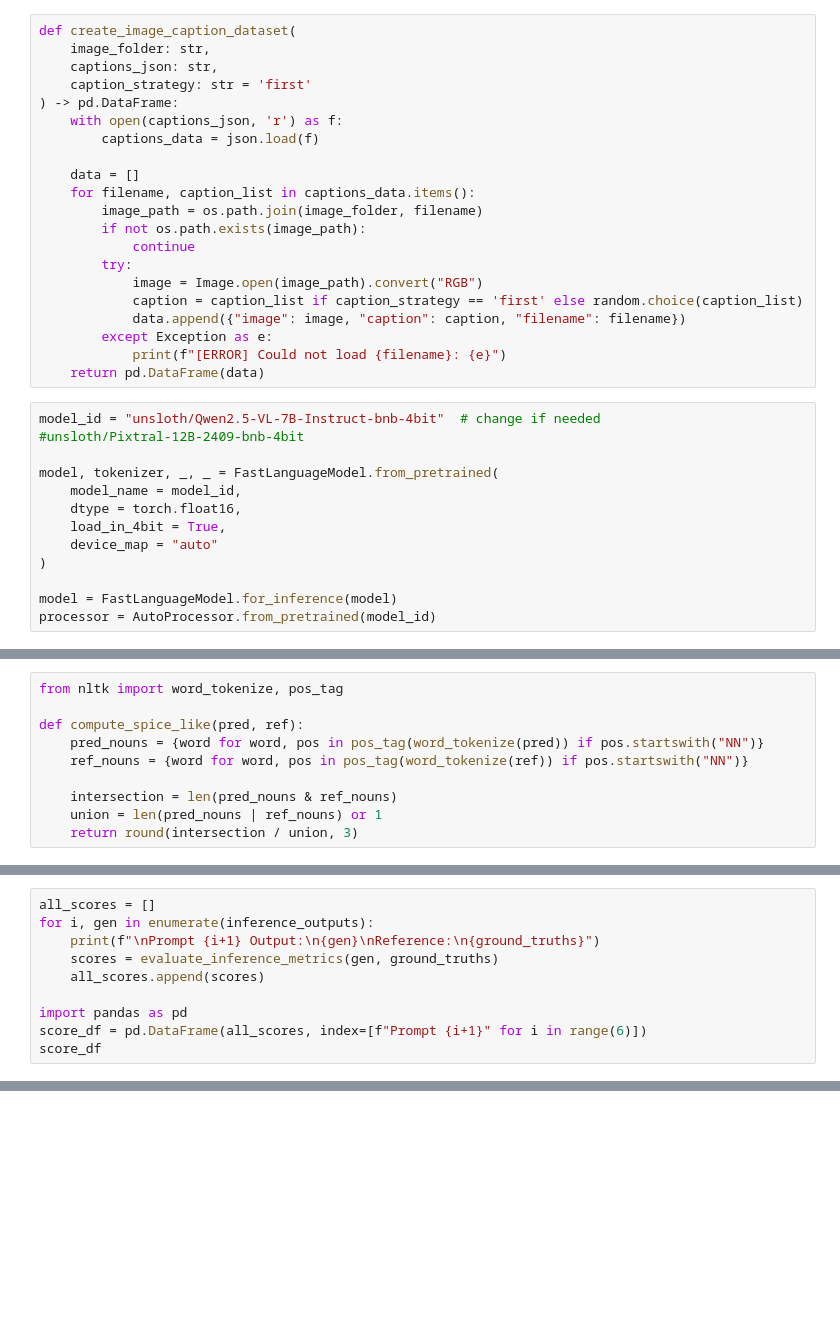
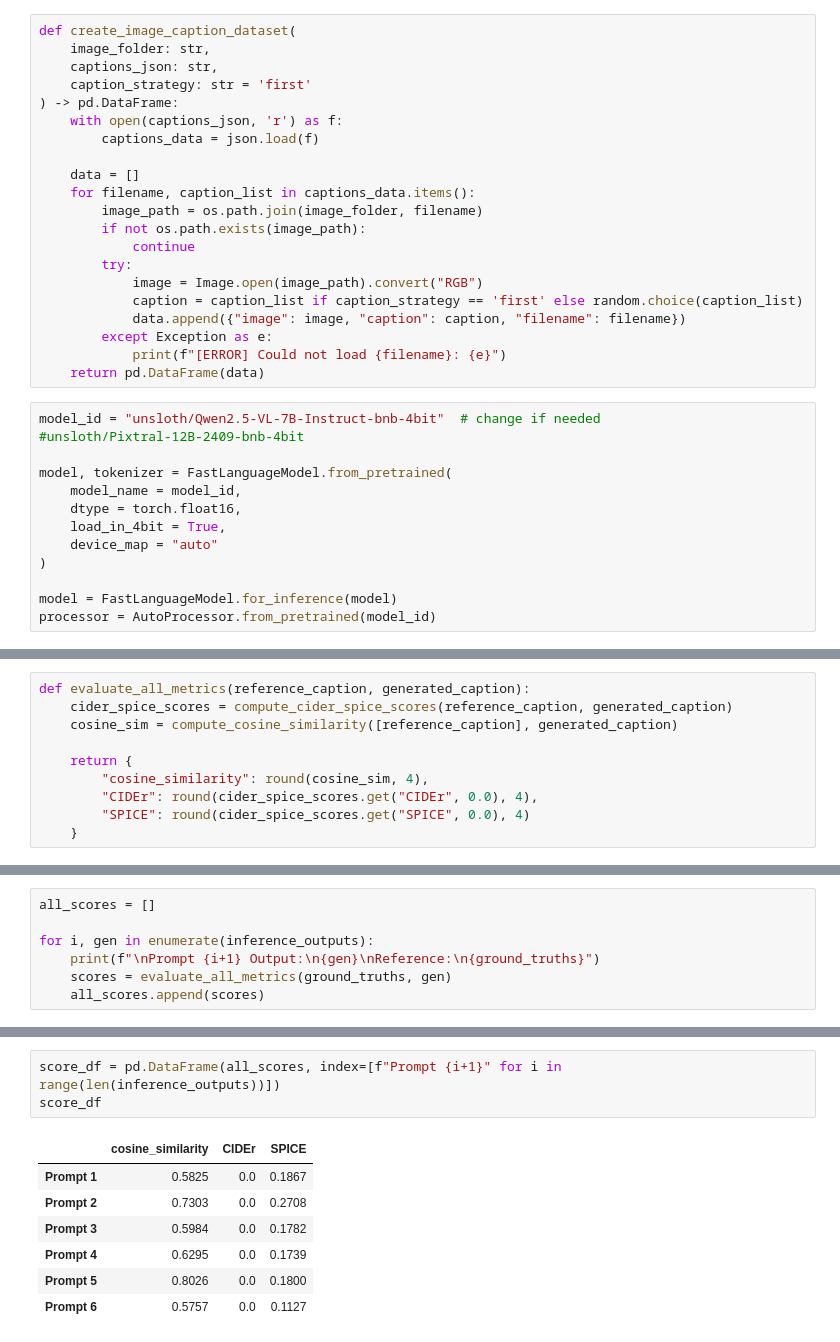
Before and after one commit to Gayanukaa/VLM-Playground, a Jupyter notebook: experiments/prompt-tuning/prompt_testing/cardd.ipynb, the cells around one changed output, grey strips where cells are left out. Drawn from its saved outputs; the diff is of its cells as text; blank space fills up the shorter version.

Commit message:
working notebook upto metrics

```diff
--- a/experiments/prompt-tuning/prompt_testing/cardd.ipynb
+++ b/experiments/prompt-tuning/prompt_testing/cardd.ipynb
@@ -35,7 +42,7 @@ def create_image_caption_dataset(
 model_id = "unsloth/Qwen2.5-VL-7B-Instruct-bnb-4bit"  # change if needed
 #unsloth/Pixtral-12B-2409-bnb-4bit
 
-model, tokenizer, _, _ = FastLanguageModel.from_pretrained(
+model, tokenizer = FastLanguageModel.from_pretrained(
     model_name = model_id,
     dtype = torch.float16,
     load_in_4bit = True,
@@ -186,10 +251,10 @@ def compute_cider(pred, ref):
 # %%
-from nltk import word_tokenize, pos_tag
+def evaluate_all_metrics(reference_caption, generated_caption):
+    cider_spice_scores = compute_cider_spice_scores(reference_caption, generated_caption)
+    cosine_sim = compute_cosine_similarity([reference_caption], generated_caption)
 
-def compute_spice_like(pred, ref):
-    pred_nouns = {word for word, pos in pos_tag(word_tokenize(pred)) if pos.startswith("NN")}
-    ref_nouns = {word for word, pos in pos_tag(word_tokenize(ref)) if pos.startswith("NN")}
-
-    intersection = len(pred_nouns & ref_nouns)
-    union = len(pred_nouns | ref_nouns) or 1
-    return round(intersection / union, 3)
+    return {
+        "cosine_similarity": round(cosine_sim, 4),
+        "CIDEr": round(cider_spice_scores.get("CIDEr", 0.0), 4),
+        "SPICE": round(cider_spice_scores.get("SPICE", 0.0), 4)
+    }
@@ -206,10 +267,7 @@ print(ground_truths)
-# %%
-all_scores = []
-for i, gen in enumerate(inference_outputs):
-    print(f"\nPrompt {i+1} Output:\n{gen}\nReference:\n{ground_truths}")
-    scores = evaluate_inference_metrics(gen, ground_truths)
-    all_scores.append(scores)
-
-import pandas as pd
-score_df = pd.DataFrame(all_scores, index=[f"Prompt {i+1}" for i in range(6)])
-score_df
+# %%
+all_scores = []
+
+for i, gen in enumerate(inference_outputs):
+    print(f"\nPrompt {i+1} Output:\n{gen}\nReference:\n{ground_truths}")
+    scores = evaluate_all_metrics(ground_truths, gen)
+    all_scores.append(scores)
@@ -215,0 +481,11 @@ score_df
+# %%
+score_df = pd.DataFrame(all_scores, index=[f"Prompt {i+1}" for i in range(len(inference_outputs))])
+score_df
+# %% [output]
+|  | cosine_similarity | CIDEr | SPICE |
+| Prompt 1 | 0.5825 | 0.0 | 0.1867 |
+| Prompt 2 | 0.7303 | 0.0 | 0.2708 |
+| Prompt 3 | 0.5984 | 0.0 | 0.1782 |
+| Prompt 4 | 0.6295 | 0.0 | 0.1739 |
+| Prompt 5 | 0.8026 | 0.0 | 0.1800 |
+| Prompt 6 | 0.5757 | 0.0 | 0.1127 |
```
Also changed, not shown: parts of 12 cells of this notebook.
